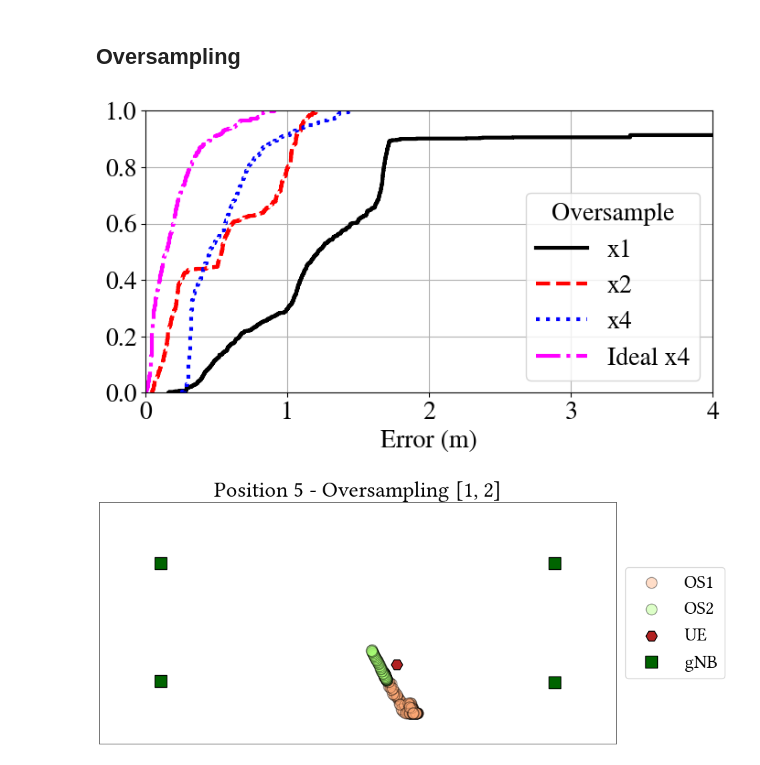
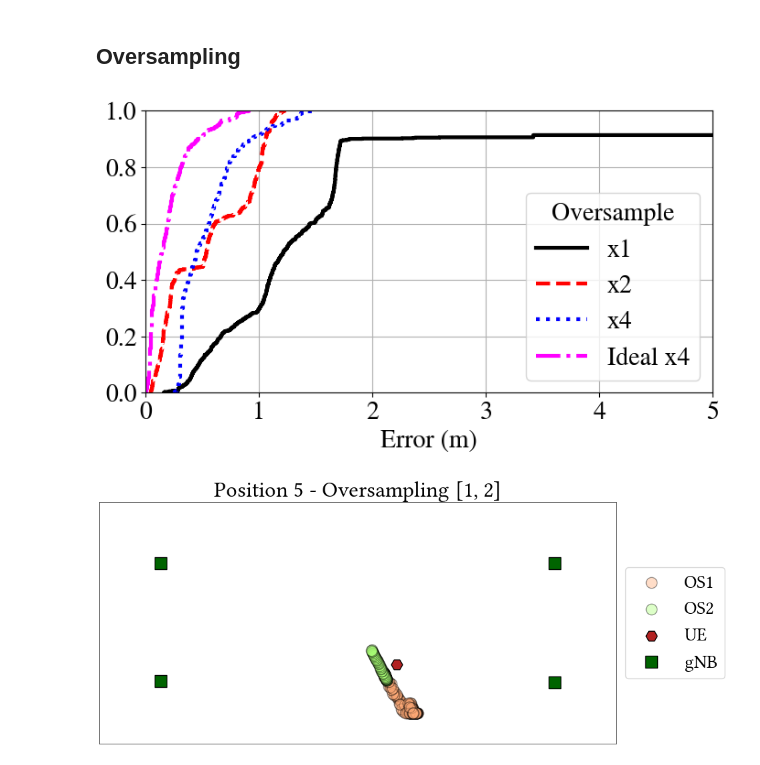
Before and after one commit to yagoliz/5glocalization, a Jupyter notebook: notebooks/ext-05-pictures.ipynb, the cells around one changed output. Cells and saved outputs as stored; diff of their text form; code cells hidden in the pictures.

```diff
--- a/notebooks/ext-05-pictures.ipynb
+++ b/notebooks/ext-05-pictures.ipynb
@@ -309,25 +309,25 @@ for os in [1,2,4]:
 # %%
 with plt.style.context(['ieee']):
     plt.rcParams.update({'figure.dpi': '100'})
     plt.rcParams.update({'font.size': 20})
     f, ax = plt.subplots(figsize=(8, 4))
 
     ax.ecdf(eenli_d[1], linewidth=3.0, label='x1')
     ax.ecdf(eenli_d[2], linewidth=3.0, label='x2')
     ax.ecdf(eenli_d[4], linewidth=3.0, label='x4')
     ax.ecdf(eidea_d[4], linewidth=3.0, label='Ideal x4', color='magenta', linestyle='-.')
 
-    ax.set_xlim([0,4])
+    ax.set_xlim([0,5])
     ax.grid()
 
     # ax.set_title(f'Brute Force - Bandwidth: {frequency_mhz} MHz')
     ax.set_xlabel('Error (m)')
     ax.legend(title='Oversample', frameon=True)
 
     plt.savefig('../pics/comnets/oversample.pdf', format="pdf", bbox_inches='tight', dpi=200)
     plt.show()
 # %% [output]
-[figure, old version]
+[figure, new version]
 # %%
 with plt.style.context(['science','acm']):
     plt.rcParams.update({'figure.dpi': '100'})
```
Also changed, not shown: parts of 4 cells of this notebook, 13 other files.
